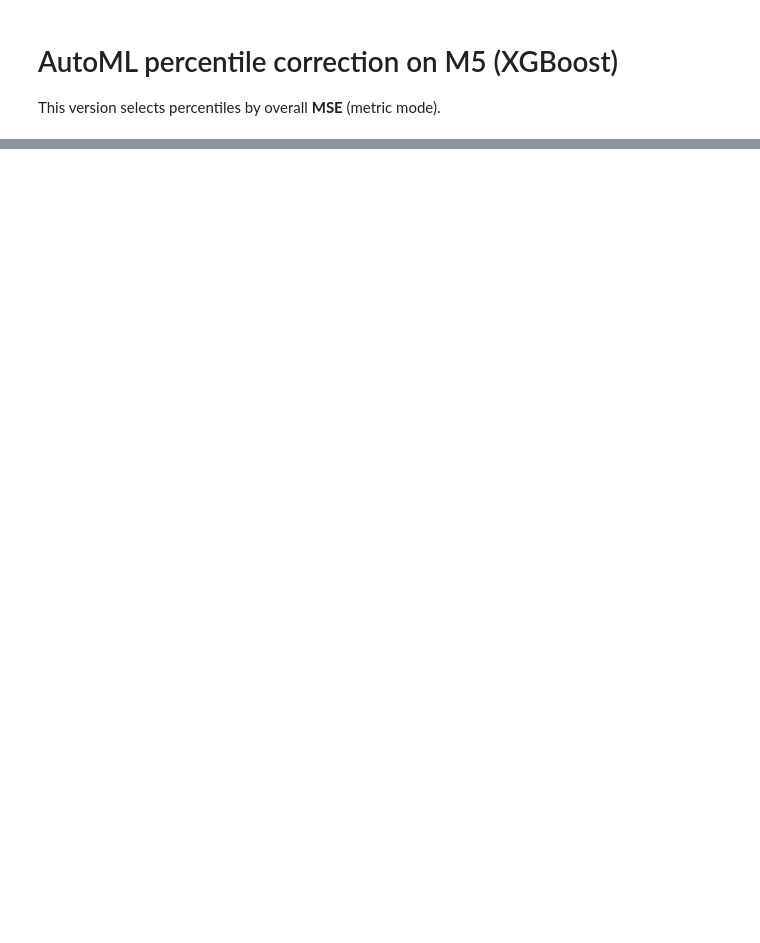
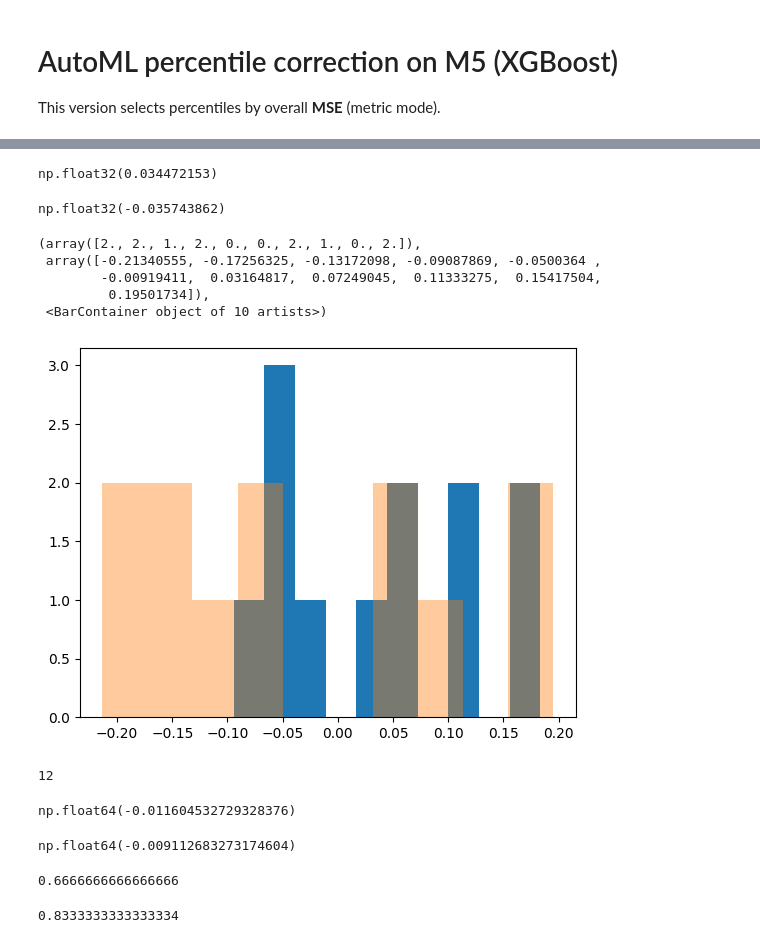
Before and after one commit to janrth/mlforecast, a Jupyter notebook: mlforecast/automl_percentile_correction_m5.ipynb, the cells around one changed output, grey strips where cells are left out. Drawn from its saved outputs; the diff is of its cells as text; code cells hidden in the pictures; blank space fills up the shorter version.

```diff
--- a/mlforecast/automl_percentile_correction_m5.ipynb
+++ b/mlforecast/automl_percentile_correction_m5.ipynb
@@ -294,3 +416,61 @@ preds_all.head(1)
+# %%
+np.mean(delta_corr)
+# %% [output]
+np.float32(0.034472153)
+# %%
+np.mean(delta_raw)
+# %% [output]
+np.float32(-0.035743862)
+# %%
+plt.hist(delta_corr)
+plt.hist(delta_raw, alpha=.4)
+# %% [output]
+(array([2., 2., 1., 2., 0., 0., 2., 1., 0., 2.]),
+ array([-0.21340555, -0.17256325, -0.13172098, -0.09087869, -0.0500364 ,
+        -0.00919411,  0.03164817,  0.07249045,  0.11333275,  0.15417504,
+         0.19501734]),
+ <BarContainer object of 10 artists>)
+[figure, added]
+# %%
+len(mae_corr_only_corrected_test)
+# %% [output]
+12
+# %%
+# mae improvement
+
+np.mean(mae_corr_only_corrected_test) / np.mean(mae_base_only_corrected_test) - 1
+# %% [output]
+np.float64(-0.011604532729328376)
+# %%
+# rmse improvement
+
+np.mean(rmse_corr_only_corrected_test) / np.mean(rmse_base_only_corrected_test) - 1
+# %% [output]
+np.float64(-0.009112683273174604)
+# %%
+# share of rmse for corr better than for base
+
+a = np.array(rmse_corr_only_corrected_test)
+b = np.array(rmse_base_only_corrected_test)
+
+mask = a < b
+count = mask.sum()
+idxs = np.where(mask)[0]
+len(idxs) / len(a)
+# %% [output]
+0.6666666666666666
+# %%
+# share of bias for corr better than for base
+
+a = np.array(np.abs(bias_corr_only_corrected_test))
+b = np.array(np.abs(bias_base_only_corrected_test))
+
+mask = a < b
+count = mask.sum()
+idxs = np.where(mask)[0]
+len(idxs) / len(a)
+# %% [output]
+0.8333333333333334
 # %%
 share_correction
 # %% [output]
```
Also changed, not shown: parts of 25 cells of this notebook, 1 other file.
